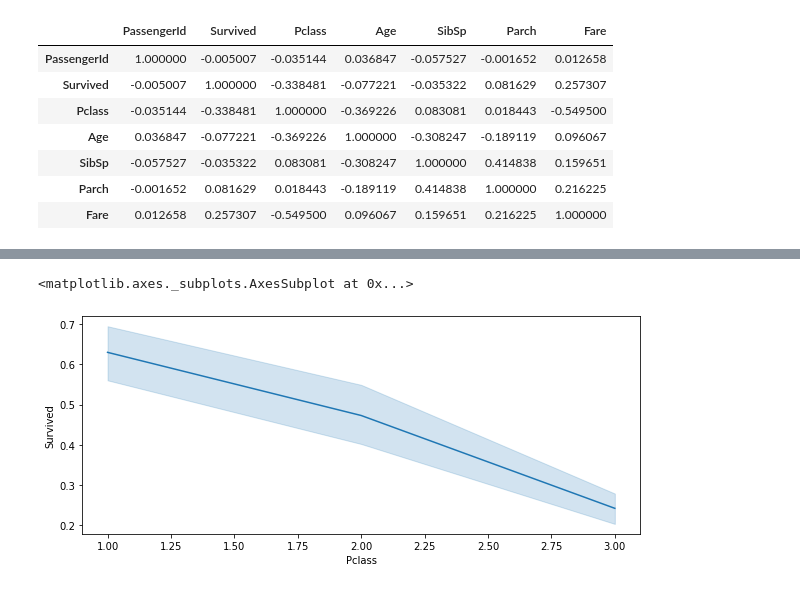
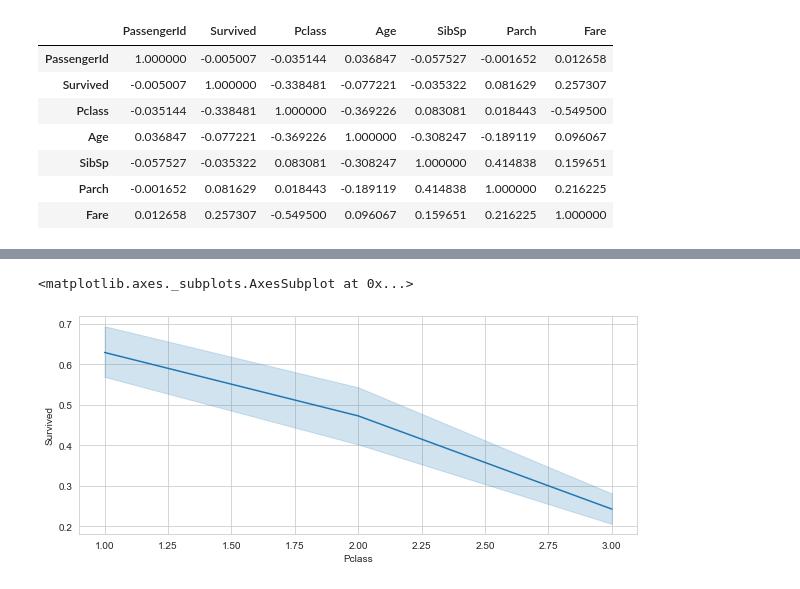
Before and after one commit to Blake-Manus/data-science-learning, a Jupyter notebook: titanic/titanic_analysis.ipynb, the cells around one changed output, grey strips where cells are left out. Saved outputs shown, nothing was run; the diff lists cells and outputs as text; code cells hidden in the pictures.

Commit message:
More graphs to represent data

```diff
--- a/titanic/titanic_analysis.ipynb
+++ b/titanic/titanic_analysis.ipynb
@@ -53,6 +53,7 @@ sns.lineplot(train_data.Survived, train_data.Pclass)
 # %%
 plt.figure(figsize=(10,4))
+sns.set_style("whitegrid")
 sns.lineplot(train_data.Pclass, train_data.Survived)
 # %% [output]
 <matplotlib.axes._subplots.AxesSubplot at 0x...>
-[figure, old version]
+[figure, new version]
```
Also changed, not shown: parts of 3 cells of this notebook.
